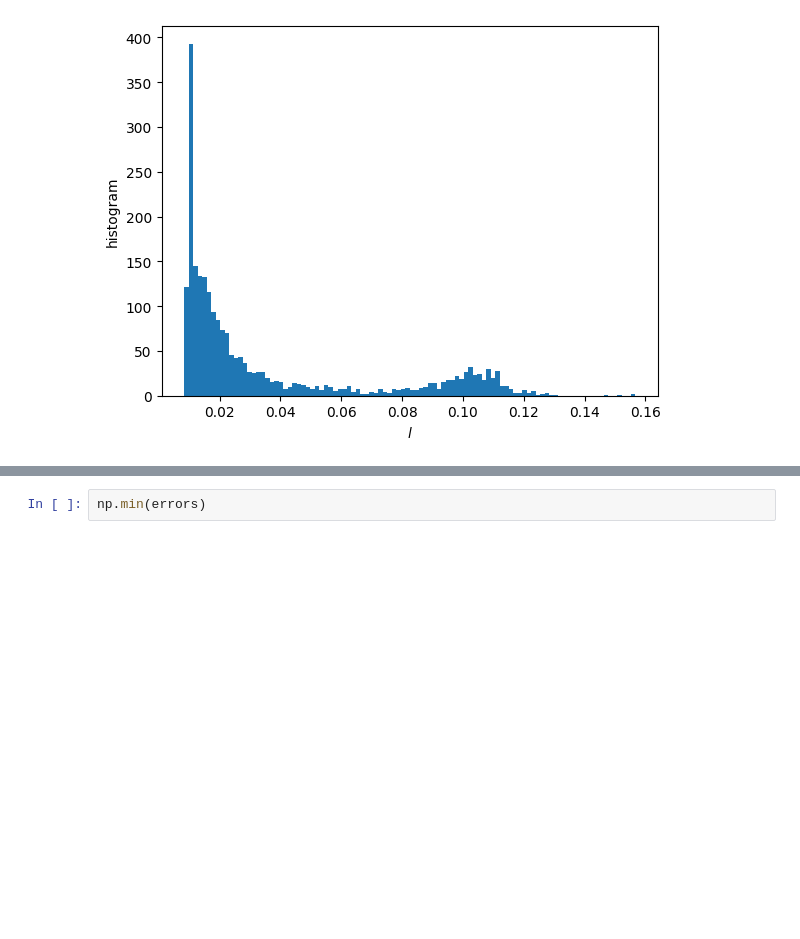
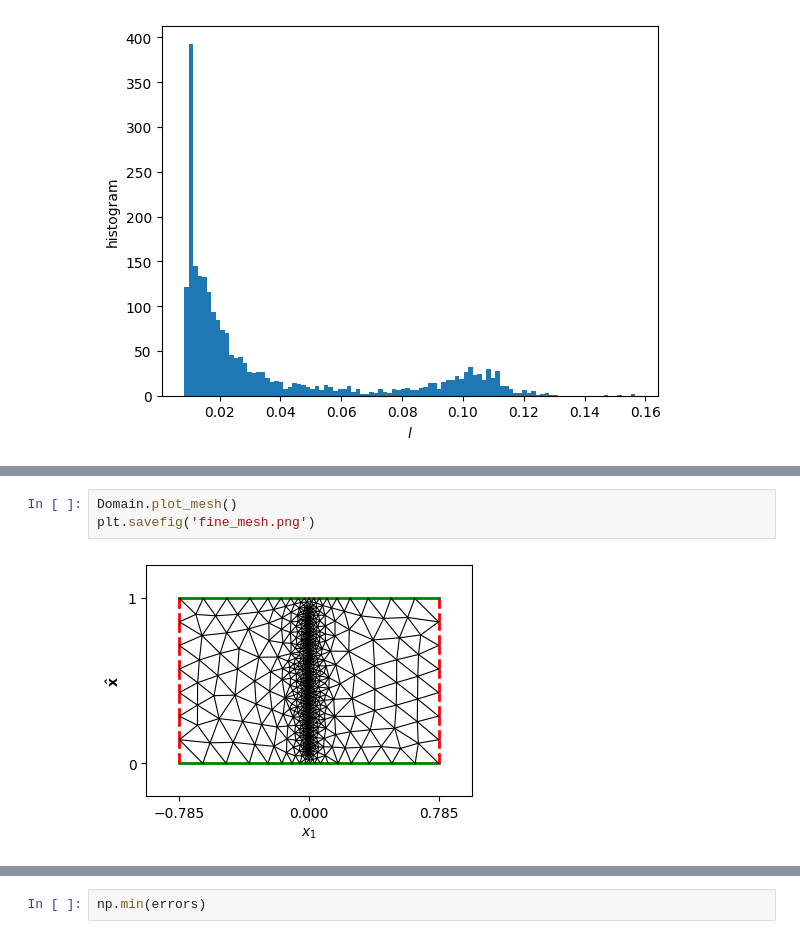
Before and after one commit to MPenaR/UWVFTrefftz, a Jupyter notebook: src/sandbox.ipynb, the cells around one changed output, grey strips where cells are left out. Drawn from its saved outputs; the diff is of its cells as text; blank space fills up the shorter version.

```diff
--- a/src/sandbox.ipynb
+++ b/src/sandbox.ipynb
@@ -388,0 +391,5 @@ plt.savefig('Cm_sweep.png')
+# %%
+Domain.plot_mesh()
+plt.savefig('fine_mesh.png')
+# %% [output]
+[figure, added]
```
Also changed, not shown: parts of 13 cells of this notebook, 5 other files.
